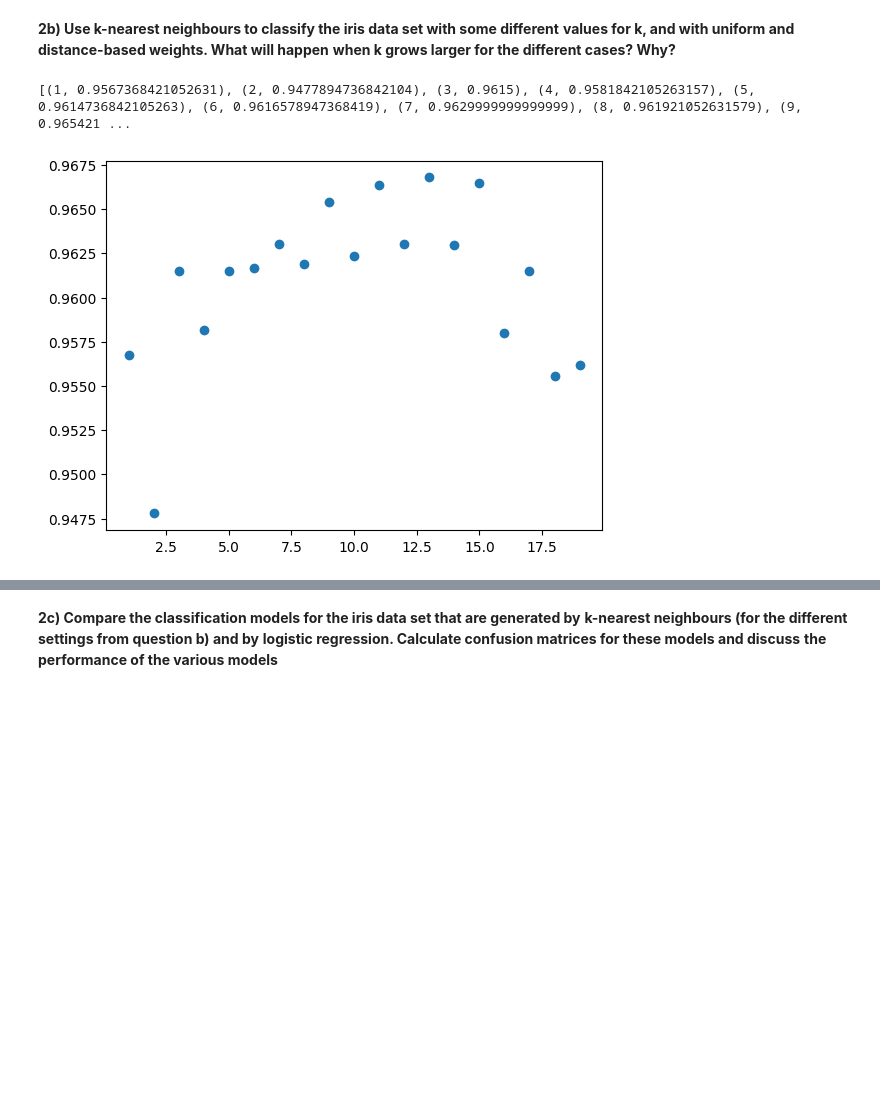
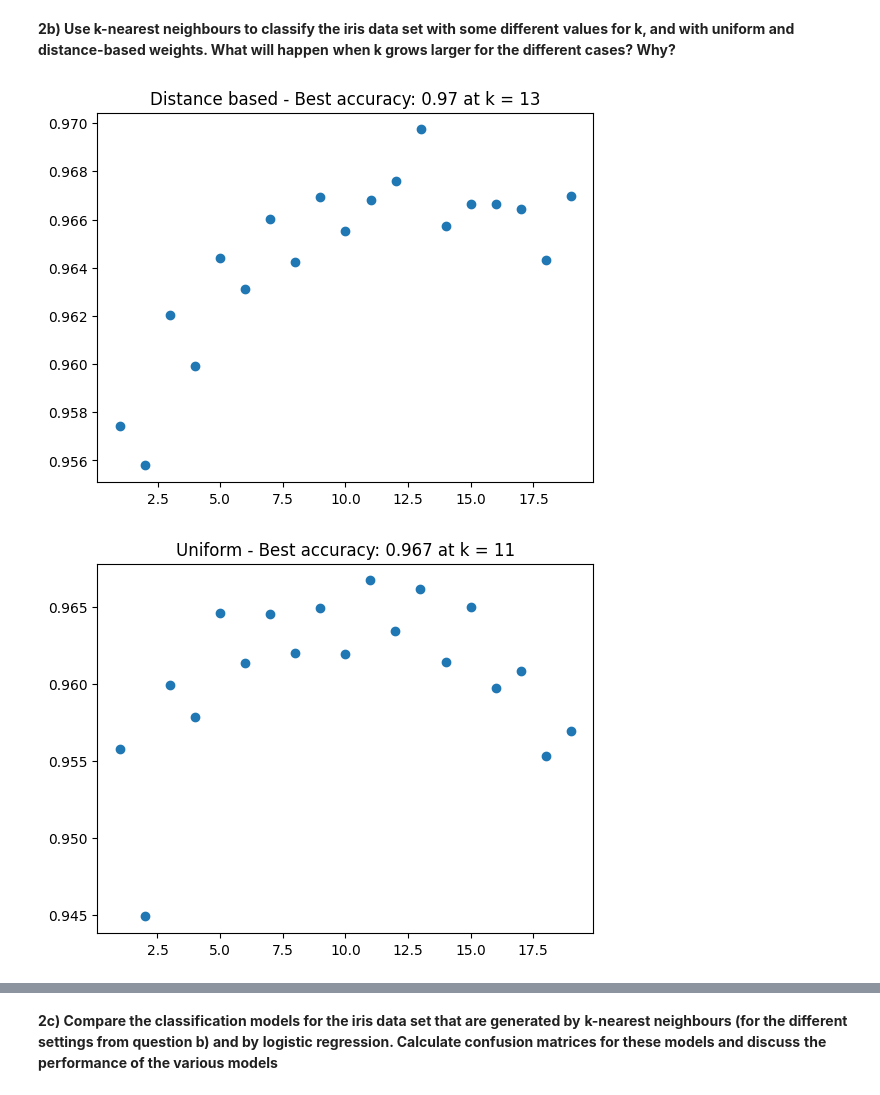
Before and after one commit to Niclindm/DAT405, a Jupyter notebook: Weekly assignment 2/Assignment2.ipynb, the cells around one changed output, grey strips where cells are left out. Cells and saved outputs as stored; diff of their text form; code cells hidden in the pictures; blank space fills up the shorter version.

```diff
--- a/Weekly assignment 2/Assignment2.ipynb
+++ b/Weekly assignment 2/Assignment2.ipynb
@@ -121,27 +121,51 @@ plt.show()
 # %%
 # making a for loop to iterate between diffrent values of k-neighbours, to find the optimal number of neighbours.
 
-ret_list = []
-for i in range(1, 20):
-    neigh = KNeighborsClassifier(n_neighbors=i)
-    avg_list = []
-    for j in range(1000):
-        x_train, x_test, y_train, y_test = train_test_split(data.data, data.target)
-        neigh.fit(x_train, y_train)
-        y_pred = neigh.predict(x_test)
-        avg_list.append(metrics.accuracy_score(y_test, y_pred))
-    ret_list.append((i, np.mean(avg_list)))
+ret_list_dis = []
+ret_list_uni = []
+for w in ['distance', 'uniform']:
+    for i in range(1, 20):
+        neigh = KNeighborsClassifier(n_neighbors=i, weights= w)
+        avg_list = []
+        for j in range(1000):
+            x_train, x_test, y_train, y_test = train_test_split(data.data, data.target)
+            neigh.fit(x_train, y_train)
+            y_pred = neigh.predict(x_test)
+            avg_list.append(metrics.accuracy_score(y_test, y_pred))
+        if w == 'distance':
+            ret_list_dis.append((i, np.mean(avg_list)))
+        else:
+            ret_list_uni.append((i, np.mean(avg_list)))
 
-print(ret_list)
+# finding best accuracy for uniform and distance based
+best_dis = [0,0]
+for (n, s) in ret_list_dis:
+    if s > best_dis[1]:
+        best_dis[0] = n
+        best_dis[1] = s
+
+best_uni = [0,0]
+for (n, s) in ret_list_uni:
+    if s > best_uni[1]:
+        best_uni[0] = n
+        best_uni[1] = s
 
 # plotting the data
 
-x_vals = [x for (x, y) in ret_list]
-y_vals = [y for (x, y) in ret_list]
+x_vals_dis = [x for (x, y) in ret_list_dis]
+y_vals_dis = [y for (x, y) in ret_list_dis]
 
-plt.scatter(x_vals, y_vals)
+x_vals_uni = [x for (x, y) in ret_list_uni]
+y_vals_uni = [y for (x, y) in ret_list_uni]
+
+plt.scatter(x_vals_dis, y_vals_dis)
+plt.title(f'Distance based - Best accuracy: {round(best_dis[1], 3)} at k = {best_dis[0]}')
 plt.show()
+
+plt.scatter(x_vals_uni, y_vals_uni)
+plt.title(f'Uniform - Best accuracy: {round(best_uni[1], 3)} at k = {best_uni[0]}')
+plt.show()
 # %% [output]
-[(1, 0.9567368421052631), (2, 0.9477894736842104), (3, 0.9615), (4, 0.9581842105263157), (5, 0.9614736842105263), (6, 0.9616578947368419), (7, 0.9629999999999999), (8, 0.961921052631579), (9, 0.965421 ...
-[figure, old version]
+[figure, new version]
+[figure, added]
 # %% [markdown]
```
Also changed, not shown: parts of 7 cells of this notebook, 1 other file.
